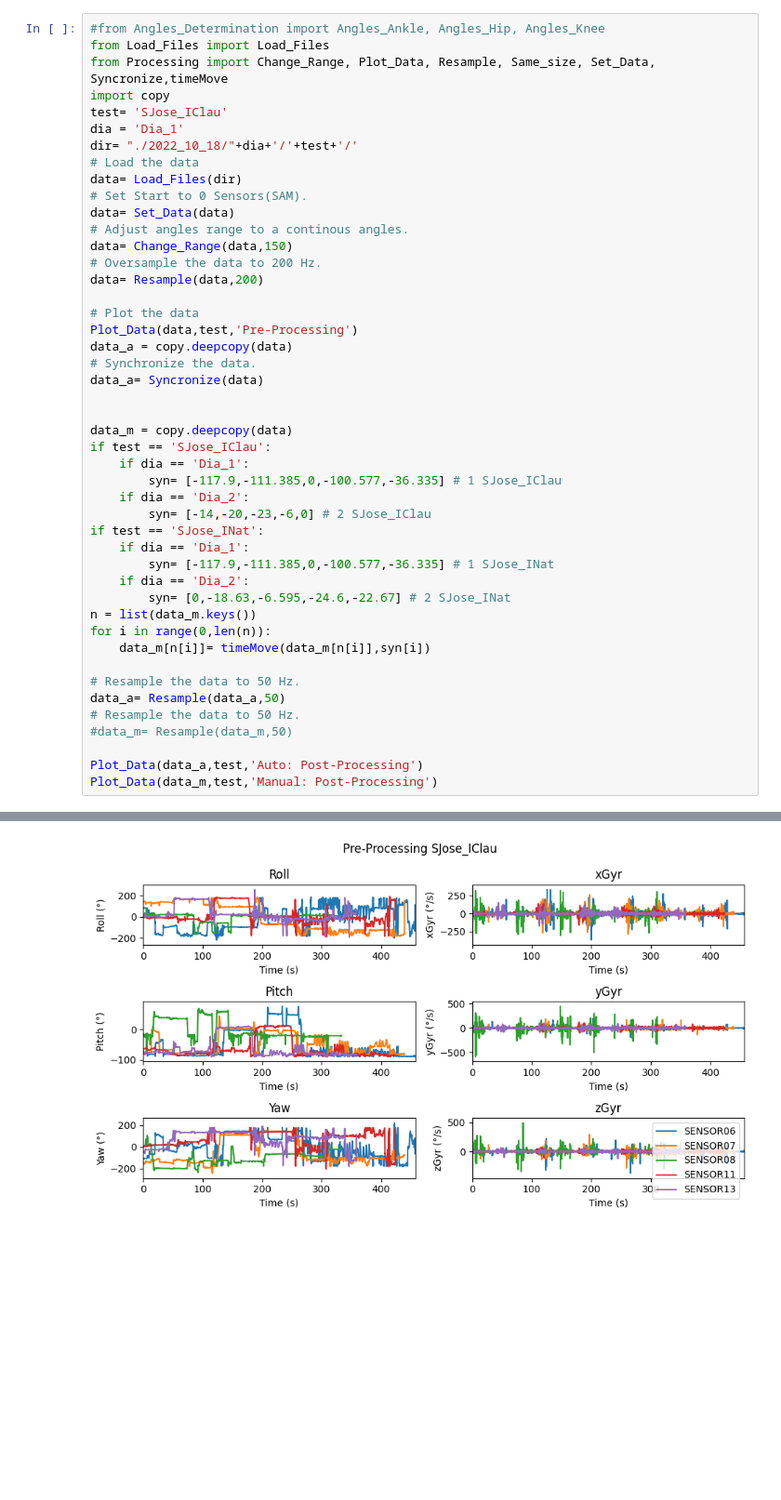
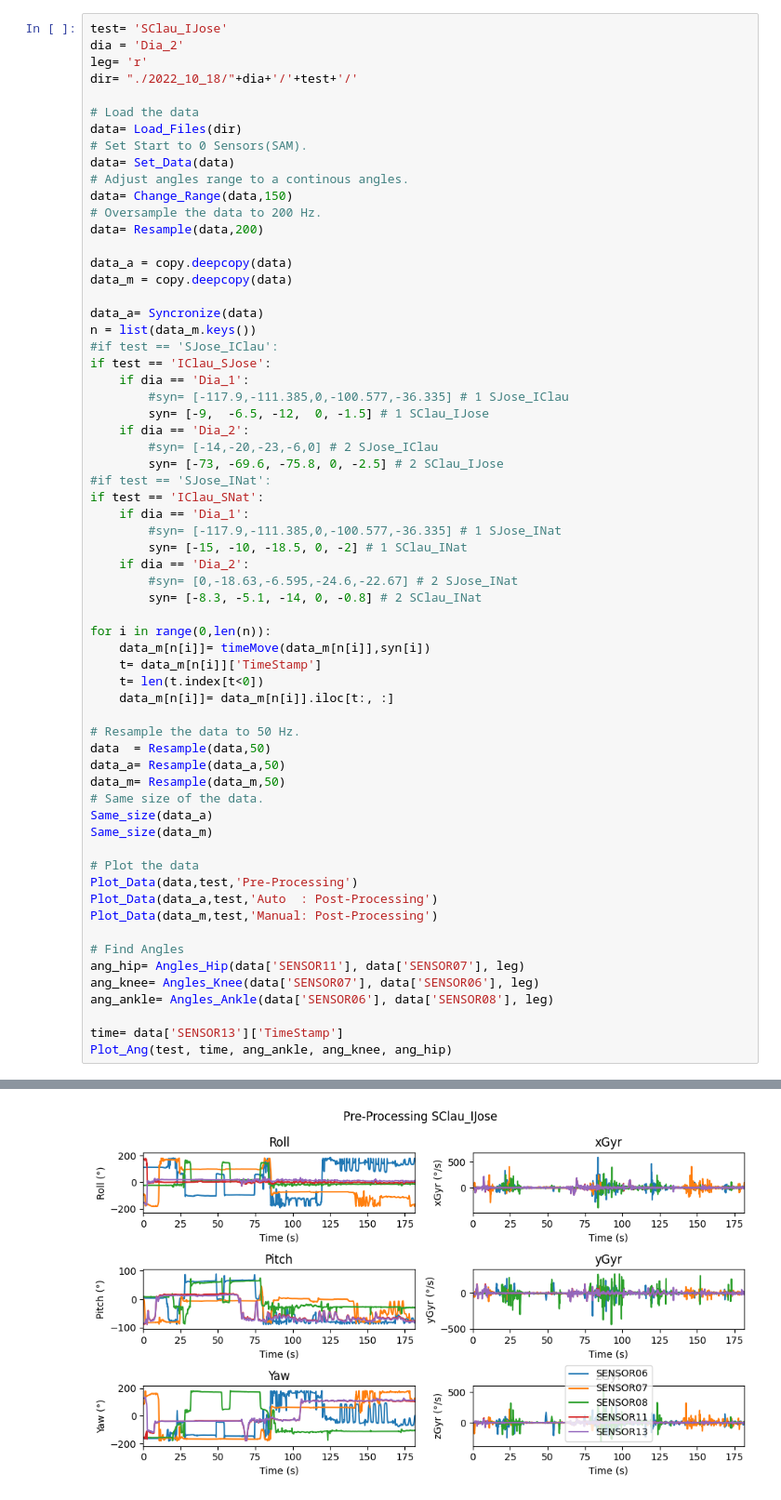
Before and after one commit to TEC-CIMB/SAM-Processing, a Jupyter notebook: Manual_Sync.ipynb, the cells around one changed output, grey strips where cells are left out. Shown: that part at 93% size. Drawn from its saved outputs; the diff is of its cells as text; blank space fills up the shorter version.

Commit message:
Imagenes presentacion

```diff
--- a/Manual_Sync.ipynb
+++ b/Manual_Sync.ipynb
@@ -1,57 +6,74 @@
 # %%
-#from Angles_Determination import Angles_Ankle, Angles_Hip, Angles_Knee
-from Load_Files import Load_Files
-from Processing import Change_Range, Plot_Data, Resample, Same_size, Set_Data, Syncronize,timeMove
-import copy
-test= 'SJose_IClau'
-dia = 'Dia_1'
+test= 'SClau_IJose'
+dia = 'Dia_2'
+leg= 'r'
 dir= "./2022_10_18/"+dia+'/'+test+'/'
+
 # Load the data
 data= Load_Files(dir)
 # Set Start to 0 Sensors(SAM).
 data= Set_Data(data)
 # Adjust angles range to a continous angles.
 data= Change_Range(data,150)
 # Oversample the data to 200 Hz.
 data= Resample(data,200)
 
+data_a = copy.deepcopy(data)
+data_m = copy.deepcopy(data)
+
+data_a= Syncronize(data)
+n = list(data_m.keys())
+#if test == 'SJose_IClau':
+if test == 'IClau_SJose':
+    if dia == 'Dia_1':
+        #syn= [-117.9,-111.385,0,-100.577,-36.335] # 1 SJose_IClau
+        syn= [-9,  -6.5, -12,  0, -1.5] # 1 SClau_IJose
+    if dia == 'Dia_2':
+        #syn= [-14,-20,-23,-6,0] # 2 SJose_IClau
+        syn= [-73, -69.6, -75.8, 0, -2.5] # 2 SClau_IJose
+#if test == 'SJose_INat':
+if test == 'IClau_SNat':
+    if dia == 'Dia_1':
+        #syn= [-117.9,-111.385,0,-100.577,-36.335] # 1 SJose_INat
+        syn= [-15, -10, -18.5, 0, -2] # 1 SClau_INat
+    if dia == 'Dia_2':
+        #syn= [0,-18.63,-6.595,-24.6,-22.67] # 2 SJose_INat
+        syn= [-8.3, -5.1, -14, 0, -0.8] # 2 SClau_INat
+
+for i in range(0,len(n)):
+    data_m[n[i]]= timeMove(data_m[n[i]],syn[i])
+    t= data_m[n[i]]['TimeStamp']
+    t= len(t.index[t<0])
+    data_m[n[i]]= data_m[n[i]].iloc[t:, :]
+
+# Resample the data to 50 Hz.
+data  = Resample(data,50)
+data_a= Resample(data_a,50)
+data_m= Resample(data_m,50)
+# Same size of the data.
+Same_size(data_a)
+Same_size(data_m)
+
 # Plot the data
 Plot_Data(data,test,'Pre-Processing')
-data_a = copy.deepcopy(data)
-# Synchronize the data.
-data_a= Syncronize(data)
+Plot_Data(data_a,test,'Auto  : Post-Processing')
+Plot_Data(data_m,test,'Manual: Post-Processing')
 
+# Find Angles
+ang_hip= Angles_Hip(data['SENSOR11'], data['SENSOR07'], leg)
+ang_knee= Angles_Knee(data['SENSOR07'], data['SENSOR06'], leg)
+ang_ankle= Angles_Ankle(data['SENSOR06'], data['SENSOR08'], leg)
 
-data_m = copy.deepcopy(data)
-if test == 'SJose_IClau':
-    if dia == 'Dia_1':
-        syn= [-117.9,-111.385,0,-100.577,-36.335] # 1 SJose_IClau
-    if dia == 'Dia_2':
-        syn= [-14,-20,-23,-6,0] # 2 SJose_IClau
-if test == 'SJose_INat':
-    if dia == 'Dia_1':
-        syn= [-117.9,-111.385,0,-100.577,-36.335] # 1 SJose_INat
-    if dia == 'Dia_2':
-        syn= [0,-18.63,-6.595,-24.6,-22.67] # 2 SJose_INat
-n = list(data_m.keys())
-for i in range(0,len(n)):
-    data_m[n[i]]= timeMove(data_m[n[i]],syn[i])
-
-# Resample the data to 50 Hz.
-data_a= Resample(data_a,50)
-# Resample the data to 50 Hz.
-#data_m= Resample(data_m,50)
-
-Plot_Data(data_a,test,'Auto: Post-Processing')
-Plot_Data(data_m,test,'Manual: Post-Processing')
+time= data['SENSOR13']['TimeStamp']
+Plot_Ang(test, time, ang_ankle, ang_knee, ang_hip)
 # %% [output]
 A value is trying to be set on a copy of a slice from a DataFrame.
 Try using .loc[row_indexer,col_indexer] = value instead
 
 See the caveats in the documentation: https://pandas.pydata.org/pandas-docs/stable/user_guide/indexing.html#returning-a-view-versus-a-copy
   s['TimeStamp'] = time
 A value is trying to be set on a copy of a slice from a DataFrame
 
 See the caveats in the documentation: https://pandas.pydata.org/pandas-docs/stable/user_guide/indexing.html#returning-a-view-versus-a-copy
   var.iloc[drv[f]:drv[(f)+1]] = - \
-[figure, old version]
+[figure, new version]
```
Also changed, not shown: parts of 2 cells of this notebook.
